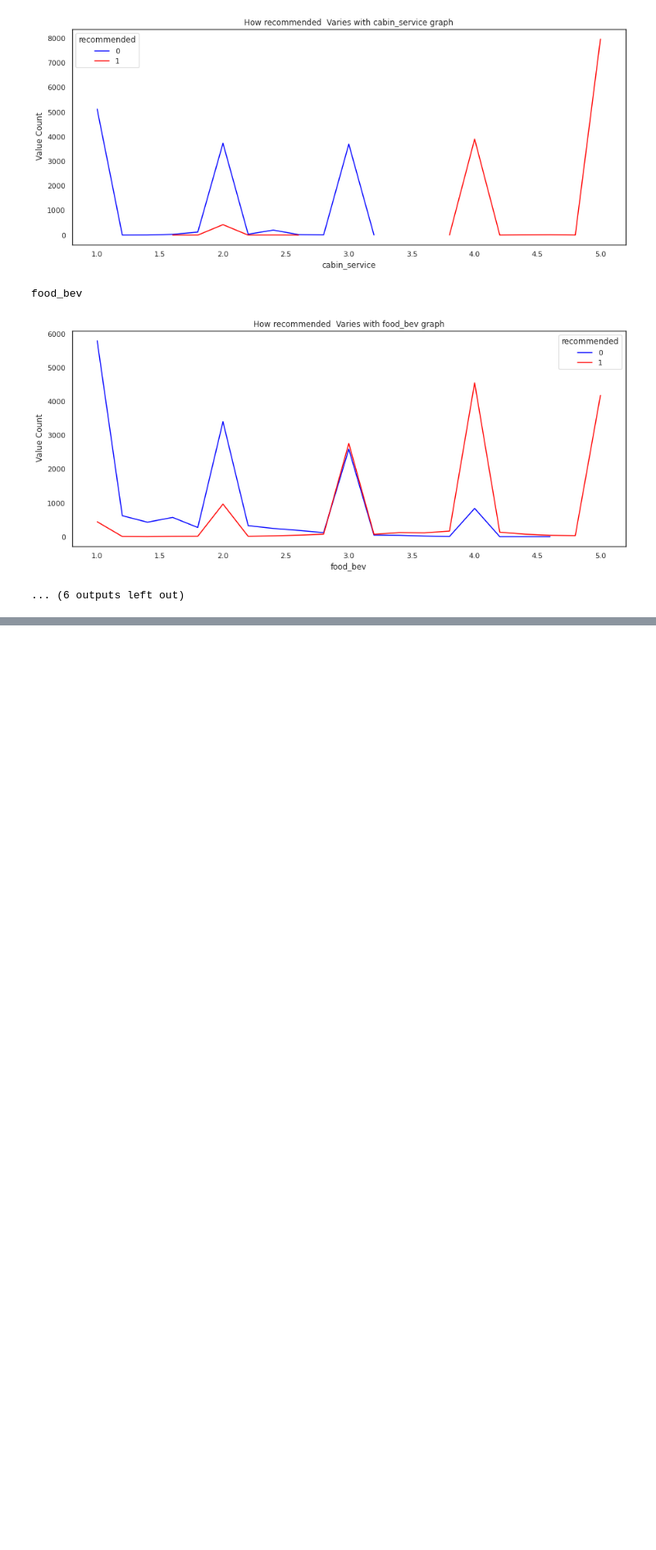
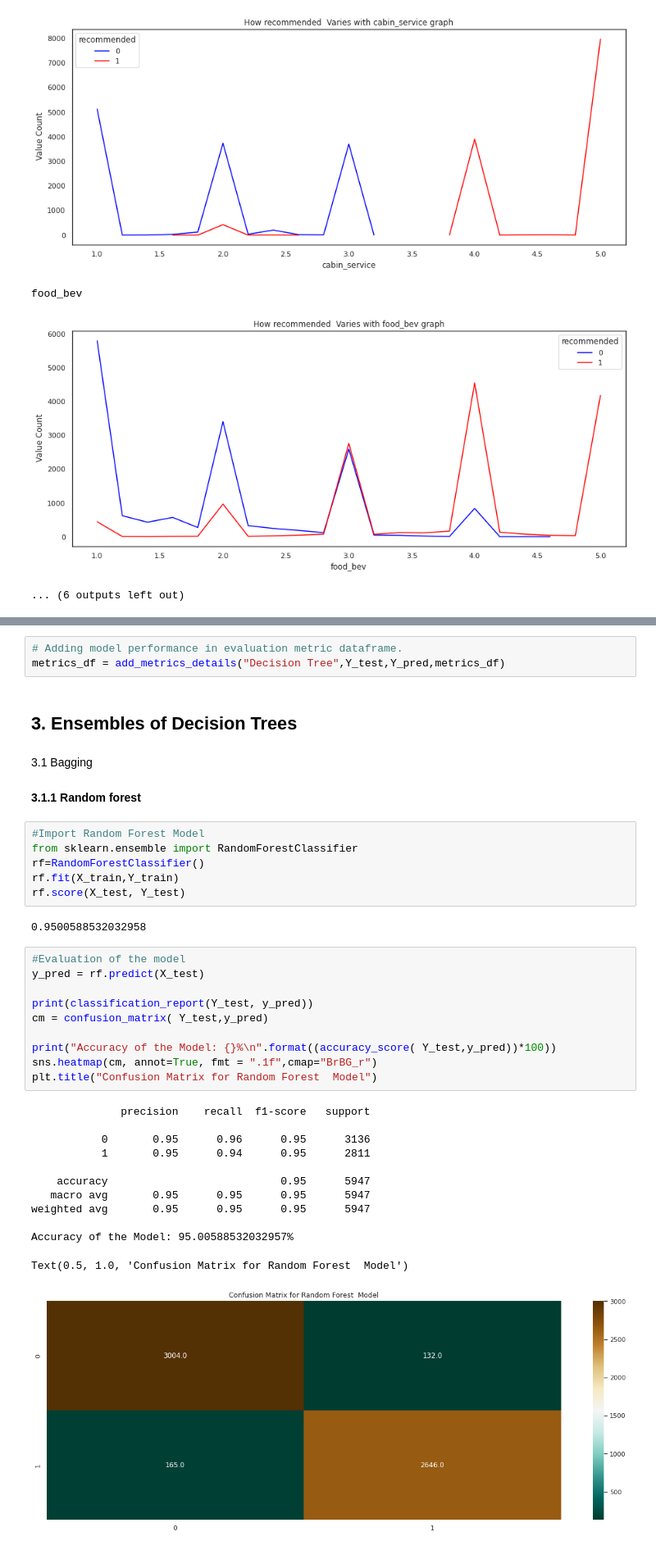
Before and after one commit to Mahima2208/Airline_Passenger_Referal_Prediction_Classification, a Jupyter notebook: AIRLINE_PASSENGER_REFERAL_PREDICTION_CLASSIFICATION.ipynb, the cells around one changed output, grey strips where cells are left out. Shown at 82% size. Cells and saved outputs as stored; diff of their text form; blank space fills up the shorter version.

```diff
--- a/AIRLINE_PASSENGER_REFERAL_PREDICTION_CLASSIFICATION.ipynb
+++ b/AIRLINE_PASSENGER_REFERAL_PREDICTION_CLASSIFICATION.ipynb
@@ -355,0 +578,40 @@ food_bev
+# %%
+# Adding model performance in evaluation metric dataframe.
+metrics_df = add_metrics_details("Decision Tree",Y_test,Y_pred,metrics_df)
+# %% [markdown]
+## 3. Ensembles of Decision Trees
+# %% [markdown]
+3.1 Bagging
+# %% [markdown]
+**3.1.1 Random forest**
+# %%
+#Import Random Forest Model
+from sklearn.ensemble import RandomForestClassifier
+rf=RandomForestClassifier()
+rf.fit(X_train,Y_train)
+rf.score(X_test, Y_test)
+# %% [output]
+0.9500588532032958
+# %%
+#Evaluation of the model
+y_pred = rf.predict(X_test)
+
+print(classification_report(Y_test, y_pred))
+cm = confusion_matrix( Y_test,y_pred)
+
+print("Accuracy of the Model: {}%\n".format((accuracy_score( Y_test,y_pred))*100))
+sns.heatmap(cm, annot=True, fmt = ".1f",cmap="BrBG_r")
+plt.title("Confusion Matrix for Random Forest  Model")
+# %% [output]
+              precision    recall  f1-score   support
+
+           0       0.95      0.96      0.95      3136
+           1       0.95      0.94      0.95      2811
+
+    accuracy                           0.95      5947
+   macro avg       0.95      0.95      0.95      5947
+weighted avg       0.95      0.95      0.95      5947
+
+Accuracy of the Model: 95.00588532032957%
+Text(0.5, 1.0, 'Confusion Matrix for Random Forest  Model')
+[figure, added]
```
Also changed, not shown: parts of 52 cells of this notebook.
